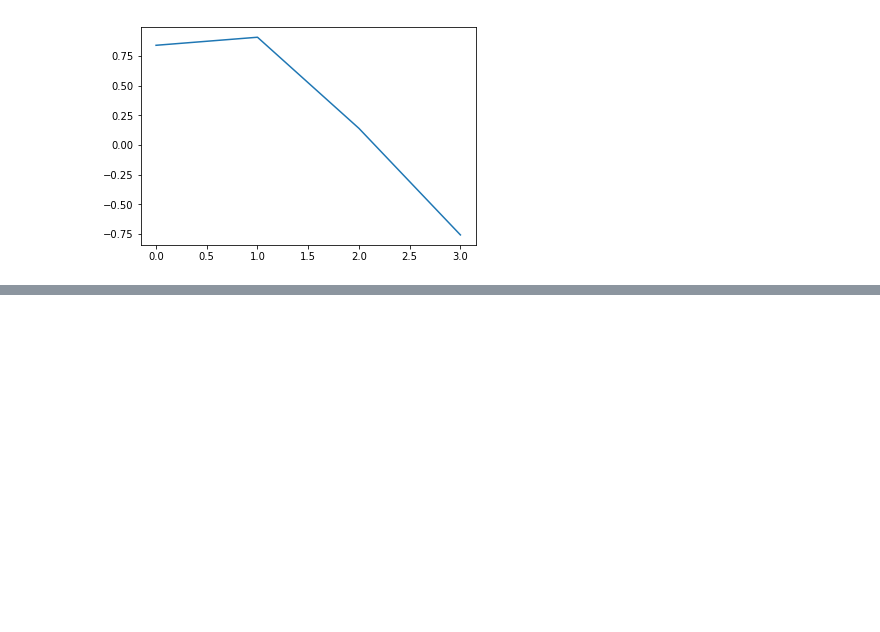
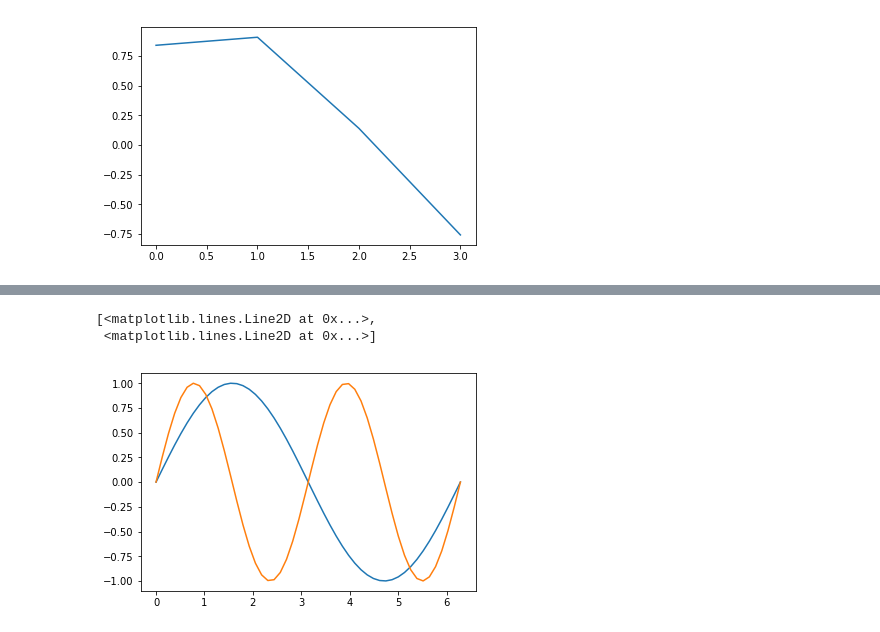
Before and after one commit to rmaries/ipynb, a Jupyter notebook: Numpy_learning.ipynb, the cells around one changed output, grey strips where cells are left out. Saved outputs shown, nothing was run; the diff lists cells and outputs as text; code cells hidden in the pictures; blank space fills up the shorter version.

```diff
--- a/Numpy_learning.ipynb
+++ b/Numpy_learning.ipynb
@@ -40,0 +47,7 @@ pylab.plot(np.sin(a))
+# %%
+pylab.plot(x, np.sin(x),
+           x, np.sin(2*x))
+# %% [output]
+[<matplotlib.lines.Line2D at 0x...>,
+ <matplotlib.lines.Line2D at 0x...>]
+[figure, added]
```
Also changed, not shown: parts of 8 cells of this notebook.
